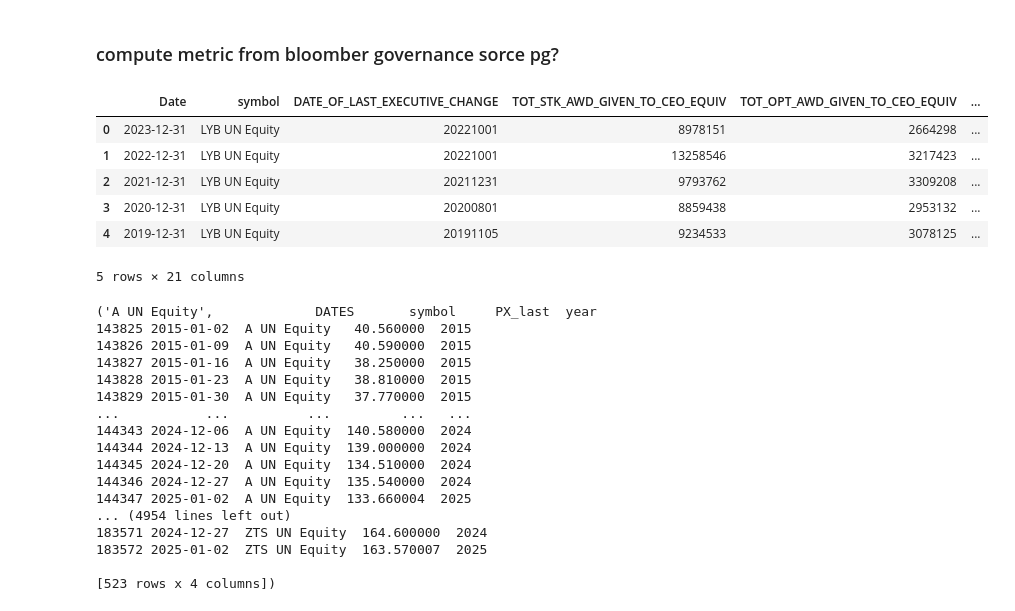
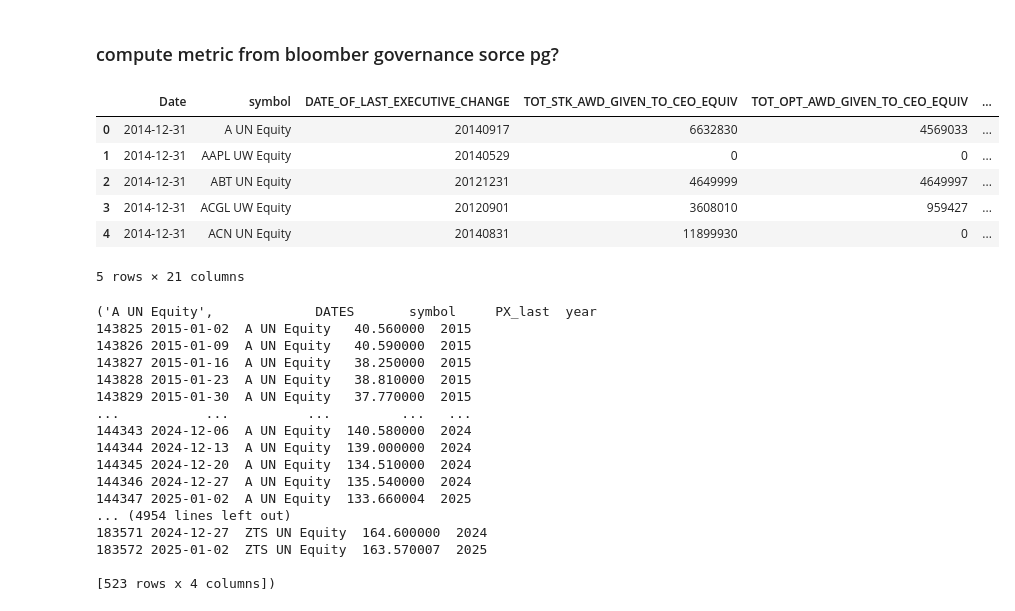
Before and after one commit to lucasarabi/Executive-Compensation-Research, a Jupyter notebook: code/data_reformat/Main.ipynb, the cells around one changed output. Cells and saved outputs as stored; diff of their text form; code cells hidden in the pictures.

```diff
--- a/code/data_reformat/Main.ipynb
+++ b/code/data_reformat/Main.ipynb
@@ -83,15 +83,16 @@ merged_df.loc[:,"cash_incentive_CEO_percent"] = merged_df["cash_incentive_CEO"]/
 #add years to both data sets
 merged_df["year"]=merged_df["Date"].dt.year
 PX_last_data_melt["year"]=PX_last_data_melt["DATES"].dt.year
-display(merged_df.head())
-# %% [output]
-|  | Date | symbol | DATE_OF_LAST_EXECUTIVE_CHANGE | TOT_STK_AWD_GIVEN_TO_CEO_EQUIV | TOT_OPT_AWD_GIVEN_TO_CEO_EQUIV | ... |
-| 0 | 2023-12-31 | LYB UN Equity | 20221001 | 8978151 | 2664298 | ... |
-| 1 | 2022-12-31 | LYB UN Equity | 20221001 | 13258546 | 3217423 | ... |
-| 2 | 2021-12-31 | LYB UN Equity | 20211231 | 9793762 | 3309208 | ... |
-| 3 | 2020-12-31 | LYB UN Equity | 20200801 | 8859438 | 2953132 | ... |
-| 4 | 2019-12-31 | LYB UN Equity | 20191105 | 9234533 | 3078125 | ... |
-5 rows × 21 columns
+# %%
+merged_df.head()
+# %% [output]
+|  | Date | symbol | DATE_OF_LAST_EXECUTIVE_CHANGE | TOT_STK_AWD_GIVEN_TO_CEO_EQUIV | TOT_OPT_AWD_GIVEN_TO_CEO_EQUIV | ... |
+| 0 | 2014-12-31 | A UN Equity | 20140917 | 6632830 | 4569033 | ... |
+| 1 | 2014-12-31 | AAPL UW Equity | 20140529 | 0 | 0 | ... |
+| 2 | 2014-12-31 | ABT UN Equity | 20121231 | 4649999 | 4649997 | ... |
+| 3 | 2014-12-31 | ACGL UW Equity | 20120901 | 3608010 | 959427 | ... |
+| 4 | 2014-12-31 | ACN UN Equity | 20140831 | 11899930 | 0 | ... |
+5 rows × 21 columns
 # %%
 for symbol in PX_last_data_melt.groupby("symbol"):
     print(symbol)
```
Also changed, not shown: parts of 5 cells of this notebook, 12 other files.
